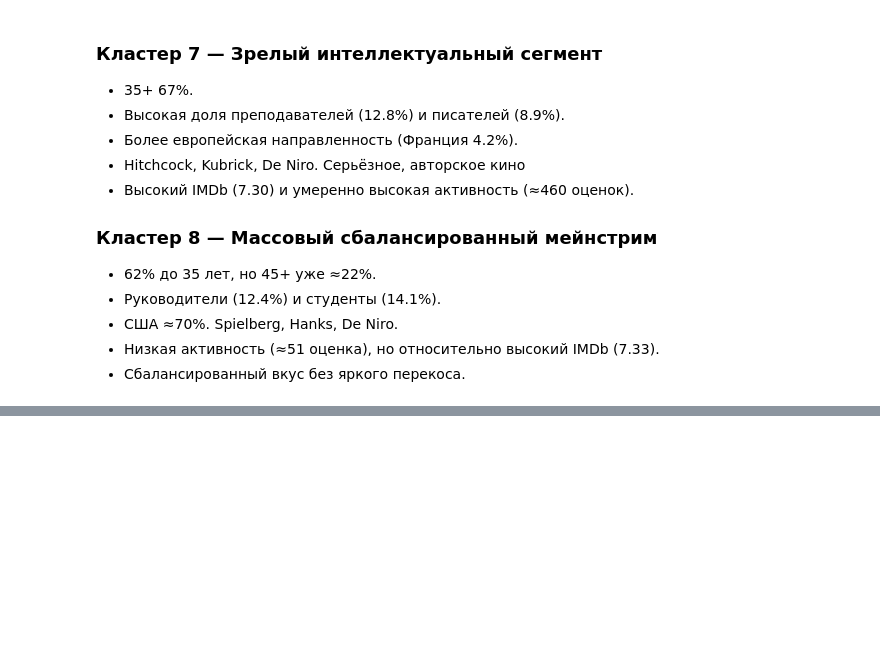
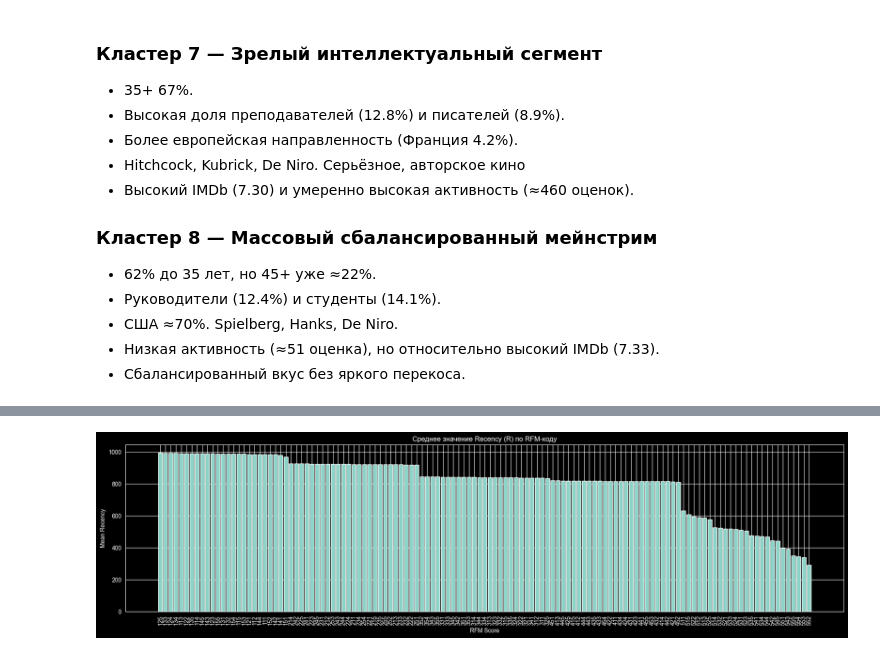
Before and after one commit to AlikKostandov/recommend-system, a Jupyter notebook: stage4_segmentation/segmentation.ipynb, the cells around one changed output, grey strips where cells are left out. Saved outputs shown, nothing was run; the diff lists cells and outputs as text; code cells hidden in the pictures; blank space fills up the shorter version.

```diff
--- a/stage4_segmentation/segmentation.ipynb
+++ b/stage4_segmentation/segmentation.ipynb
@@ -1447,0 +1608,5 @@ plt.show()
+# %%
+rfm = df_users[["user_id", "recency", "num_ratings", "rating_entropy"]].copy()
+
+quantiles = rfm[["recency","num_ratings","rating_entropy"]].quantile([0.2,0.4,0.6,0.8])
+quantiles
@@ -1447,0 +1643,18 @@ plt.show()
+# %%
+rfm["R_score"] = rfm["recency"].apply(r_score, q=quantiles["recency"])
+rfm["F_score"] = rfm["num_ratings"].apply(fm_score, q=quantiles["num_ratings"])
+rfm["M_score"] = rfm["rating_entropy"].apply(fm_score, q=quantiles["rating_entropy"])
+# %%
+rfm["RFM_score"] = (
+    rfm["R_score"].astype(str) +
+    rfm["F_score"].astype(str) +
+    rfm["M_score"].astype(str)
+)
+
+rfm["RFM_sum"] = (
+    rfm["R_score"] +
+    rfm["F_score"] +
+    rfm["M_score"]
+)
+
+rfm["RFM_score"].value_counts().head(20)
@@ -1447,0 +1679,18 @@ plt.show()
+# %%
+rfm_mean_R = (
+    rfm.groupby("RFM_score")["recency"]
+    .mean()
+    .sort_index())
+
+plt.figure(figsize=(18,5))
+plt.bar(rfm_mean_R.index, rfm_mean_R.values)
+
+plt.title("Среднее значение Recency (R) по RFM-коду")
+plt.xlabel("RFM Score")
+plt.ylabel("Mean Recency")
+
+plt.xticks(rotation=90)
+plt.tight_layout()
+plt.show()
+# %% [output]
+[figure, added]
```
Also changed, not shown: parts of 42 cells of this notebook, 6 other files.
